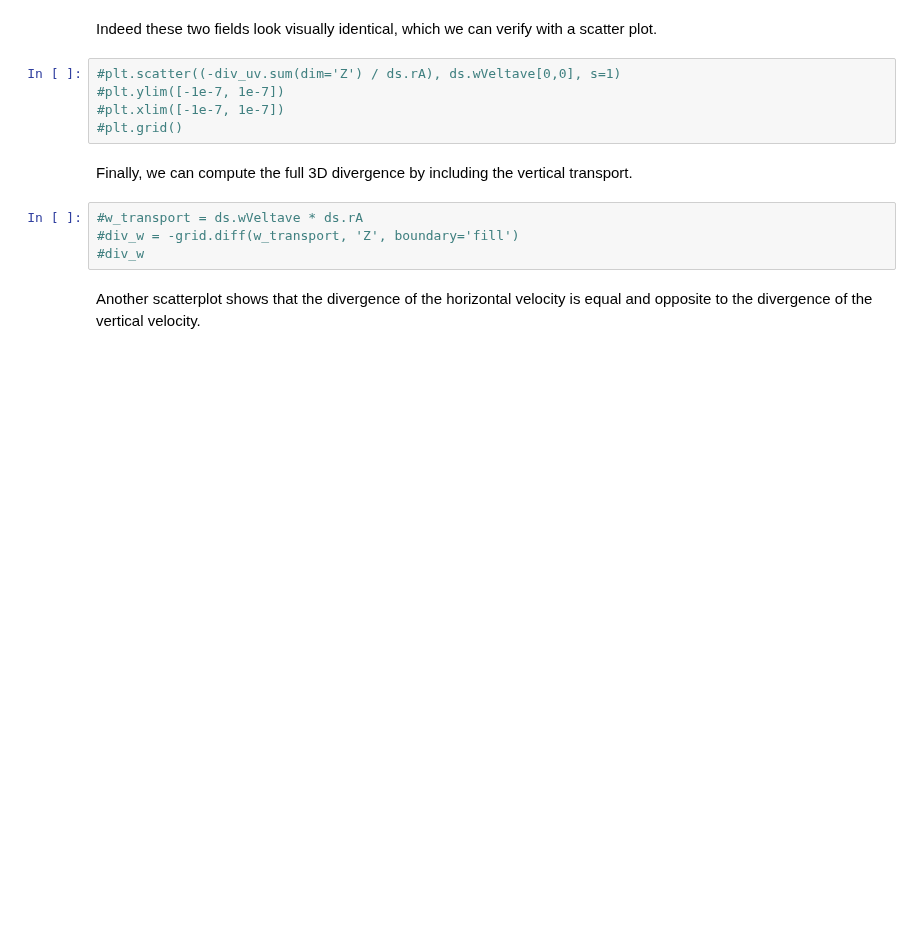
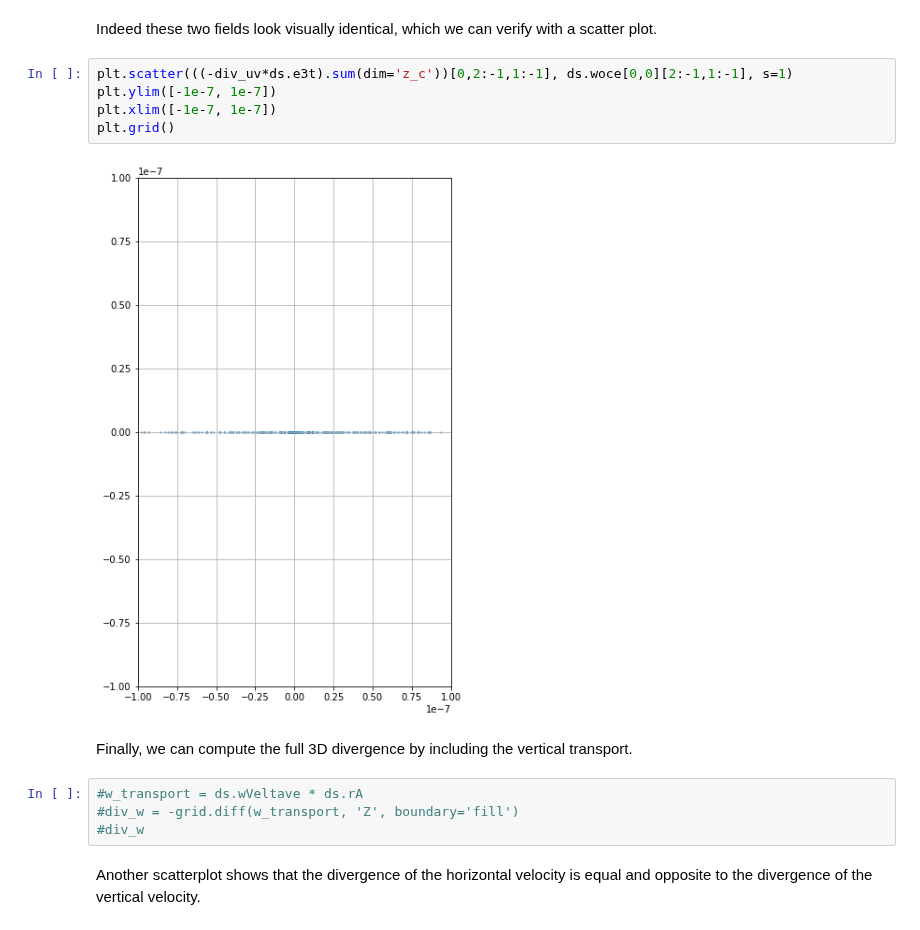
Before and after one commit to xgcm/xgcm, a Jupyter notebook: doc/example_nemo_idealized.ipynb, the cells around one changed output. Cells and saved outputs as stored; diff of their text form; blank space fills up the shorter version.

```diff
--- a/doc/example_nemo_idealized.ipynb
+++ b/doc/example_nemo_idealized.ipynb
@@ -172,10 +215,12 @@ It should be equal to the vertical velocity at the top.
 # %% [markdown]
 Indeed these two fields look visually identical, which we can verify with a scatter plot.
 # %%
-#plt.scatter((-div_uv.sum(dim='Z') / ds.rA), ds.wVeltave[0,0], s=1)
-#plt.ylim([-1e-7, 1e-7])
-#plt.xlim([-1e-7, 1e-7])
-#plt.grid()
+plt.scatter(((-div_uv*ds.e3t).sum(dim='z_c'))[0,2:-1,1:-1], ds.woce[0,0][2:-1,1:-1], s=1)
+plt.ylim([-1e-7, 1e-7])
+plt.xlim([-1e-7, 1e-7])
+plt.grid()
+# %% [output]
+[figure, added]
 # %% [markdown]
 Finally, we can compute the full 3D divergence by including the vertical transport.
 # %%
```
Also changed, not shown: parts of 17 cells of this notebook.
